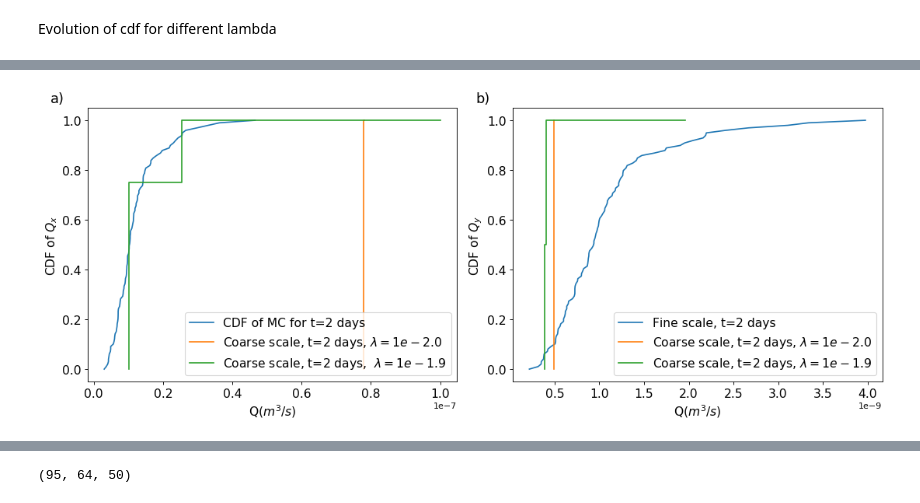
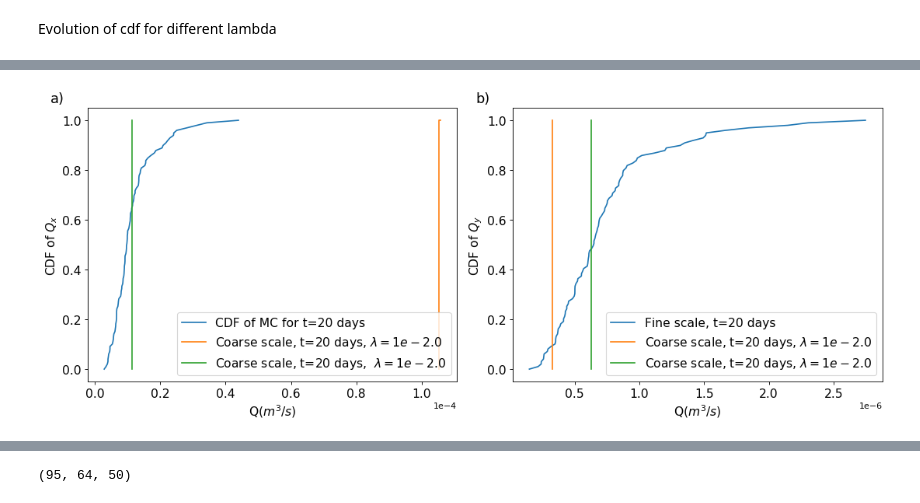
Before and after one commit to dbelivanis/Information-Theory-2, a Jupyter notebook: Optimization/check.ipynb, the cells around one changed output, grey strips where cells are left out. Drawn from its saved outputs; the diff is of its cells as text; code cells hidden in the pictures.

```diff
--- a/Optimization/check.ipynb
+++ b/Optimization/check.ipynb
@@ -210,6 +83,8 @@ plt.plot(np.linspace(1,1800,N_steps),q_y[epoch,0:4,:].min(axis=0))
 # %%
 epoch_1 = 0
-epoch_2 = 5
+epoch_2 = 1
+time_step = 20
+
 
 my_dpi = 80
 fig, axs = plt.subplots(1, 2, figsize=(1100/my_dpi, 400/my_dpi), dpi=my_dpi)
@@ -217,45 +92,44 @@ fig.subplots_adjust(left=0.02, bottom=0.06, right=0.95, top=0.94, wspace=0.15)
 ax1 = plt.subplot(121)
 ax1.text(-0.1, 1.02, 'a)', transform=ax1.transAxes,size=16)
 
-time_step = 2
 ii = N_steps_orig//(N_steps-1) * (time_step) -1
 
-Q_MC = q_MC_x[:,ii]/1000
+Q_MC = q_MC_x[:,ii]
 
 index_MC = np.argsort(Q_MC)
 plt.plot(Q_MC[index_MC],np.linspace(0,1,100),label=rf'CDF of MC for t={time_step} days')
 plot_cdf(p,q_x ,time_step,epoch_1,label=rf'Coarse scale, t={time_step} days, $\lambda = 1e{np.round(lam[epoch_1],1)}$')
 plot_cdf(p,q_x ,time_step,epoch_2,label=rf'Coarse scale, t={time_step} days,  $\lambda = 1e{np.round(lam[epoch_2],1)}$')
 
 plt.xlabel(r'Q($m^3/s$)', fontsize= 14)
 plt.ylabel(r'CDF of $Q_x$', fontsize= 14)
 
 plt.tick_params(axis='both', which='major', labelsize=14)
 plt.ticklabel_format(axis="x", style="sci", scilimits=(0,0))
 plt.legend(loc=4, fontsize= 14)
 
 
 ax1 = plt.subplot(122)
 ax1.text(-0.1, 1.02, 'b)', transform=ax1.transAxes,size=16)
 
-Q_MC = q_MC_y[:,ii]/1000
+Q_MC = q_MC_y[:,ii]
 
 index_MC = np.argsort(Q_MC)
 plt.plot(Q_MC[index_MC],np.linspace(0,1,100),label=rf'Fine scale, t={time_step} days')
 plot_cdf(p,q_y ,time_step,epoch_1,label=rf'Coarse scale, t={time_step} days, $\lambda = 1e{np.round(lam[epoch_1],1)}$')
 plot_cdf(p,q_y ,time_step,epoch_2,label=rf'Coarse scale, t={time_step} days, $\lambda = 1e{np.round(lam[epoch_2],1)}$')
 
 plt.xlabel(r'Q($m^3/s$)', fontsize= 14)
 plt.ylabel(r'CDF of $Q_y$', fontsize= 14)
 
 plt.tick_params(axis='both', which='major', labelsize=14)
 plt.ticklabel_format(axis="x", style="sci", scilimits=(0,0))
 plt.legend(loc=4, fontsize= 14)
 plt.savefig('./../../../plots/2d_cdf_paper.pdf', bbox_inches='tight',dpi=my_dpi)
 
 plt.show()
 # %% [output]
-[figure, old version]
+[figure, new version]
 # %%
 # x1_2d = k_y[epoch,:,:]
 # w1 = p[epoch,:]
```
Also changed, not shown: parts of 23 cells of this notebook, 1 other file.
